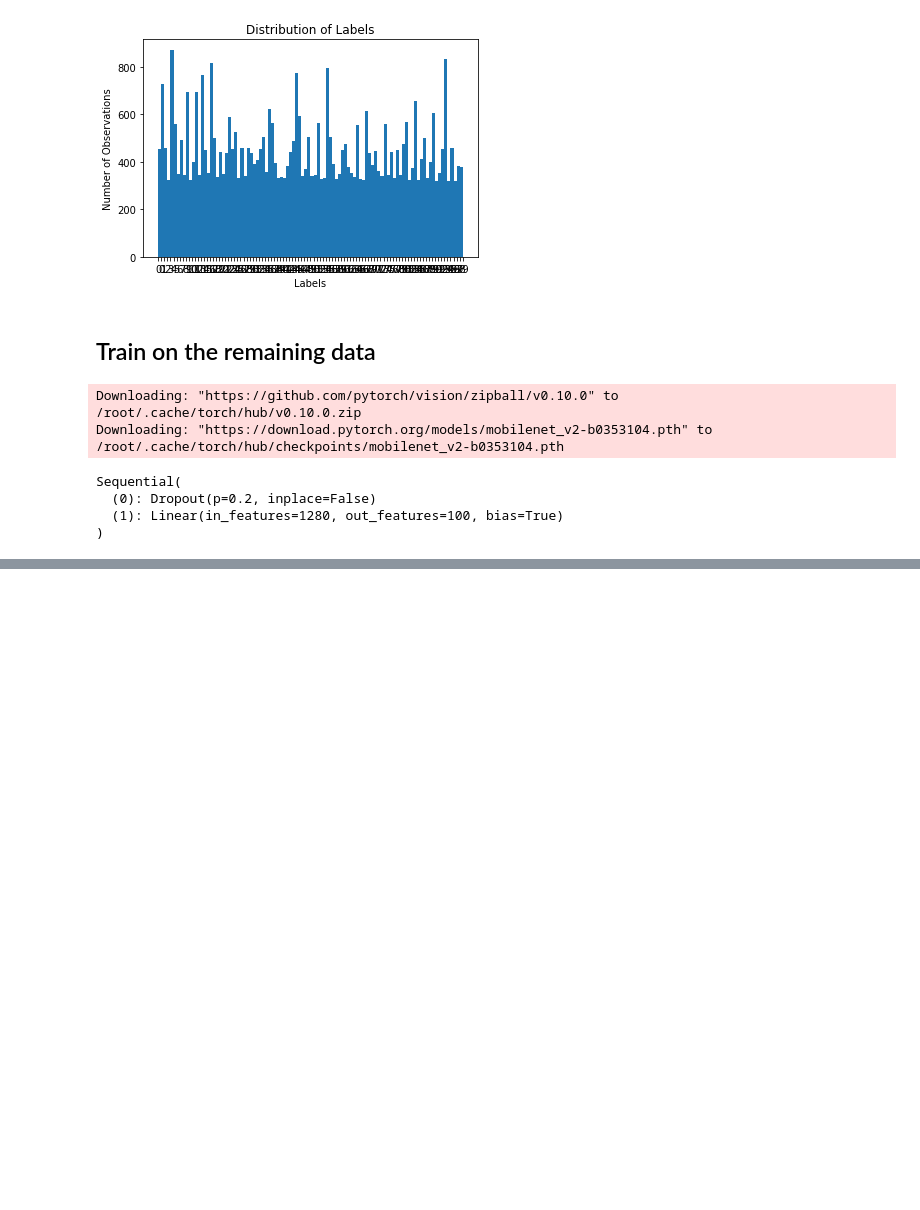
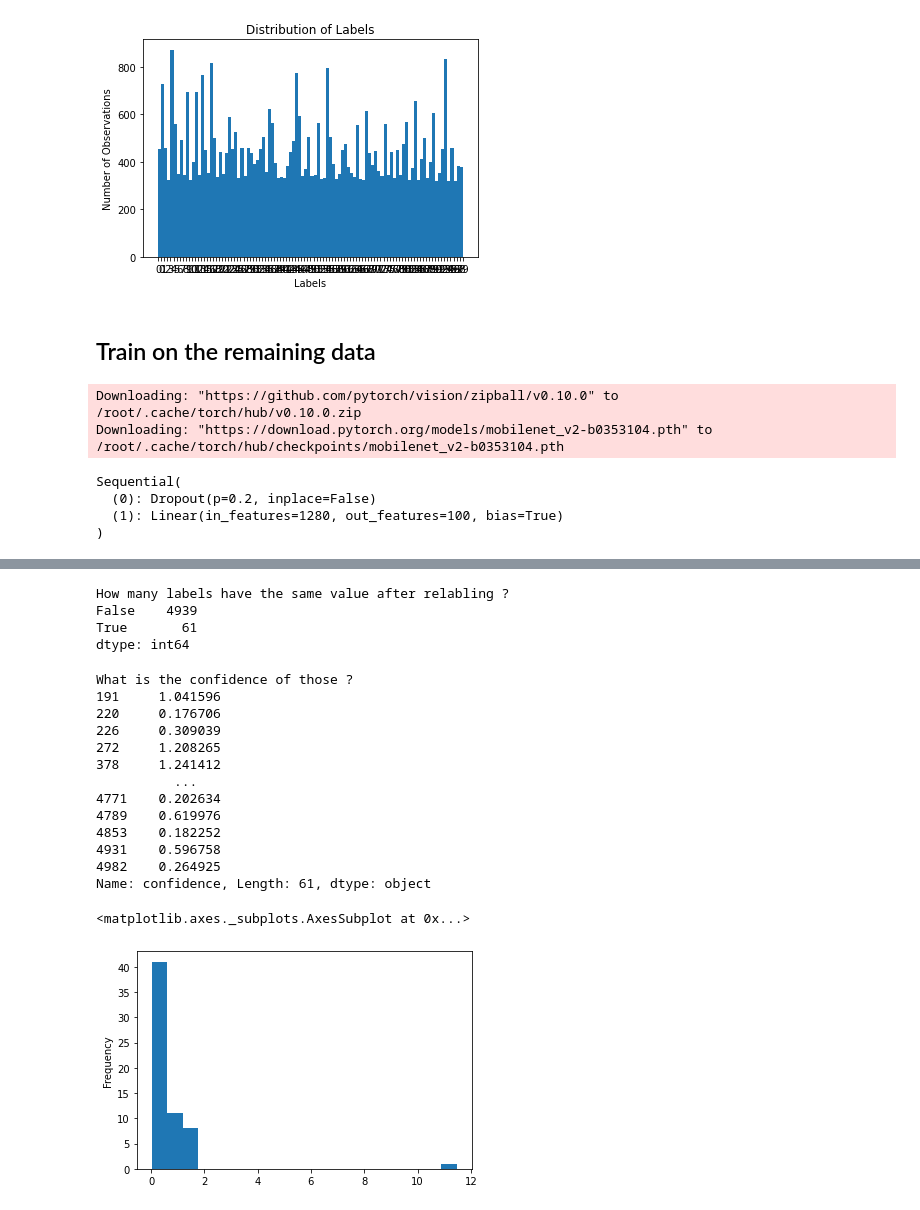
Before and after one commit to TruscaPetre/AAIT-Nosy-Missing-Labels, a Jupyter notebook: tutorial colab noisy labels.ipynb, the cells around one changed output, grey strips where cells are left out. Saved outputs shown, nothing was run; the diff lists cells and outputs as text; code cells hidden in the pictures; blank space fills up the shorter version.

```diff
--- a/tutorial colab noisy labels.ipynb
+++ b/tutorial colab noisy labels.ipynb
@@ -456,0 +615,11 @@ with open(f'/gdrive/MyDrive/checkpoints/iteration_{num_iteration}_images.json',
+# %%
+# create new dataset for pseudo-labeling
+all_predicted_labels = {}
+for iteration, paths in paths_labeling.items():
+    paths_list = batches_to_list(paths)
+    dataset = ImageDataset(paths_list)
+    labeling_loader = DataLoader(dataset, batch_size=1)
+    model = load_model(iteration, 'cuda')
+    all_predicted_labels[iteration] = generate_new_labels(model, labeling_loader, 'cuda')
+    # 00:33<00:00, 149.59it/s on standard GPU
+    # [00:18<02:44, 27.31it/s] on standard TPU
@@ -456,0 +650,4 @@ with open(f'/gdrive/MyDrive/checkpoints/iteration_{num_iteration}_images.json',
+# %%
+# Save the new predictions and the old predictions in a file for future
+with open(f'/gdrive/MyDrive/checkpoints/noisy_labels/pseudo_labeling_first_iteration.json', 'w') as f:
+    json.dump(all_predicted_labels, f)
@@ -456,0 +658,3 @@ with open(f'/gdrive/MyDrive/checkpoints/iteration_{num_iteration}_images.json',
+# %%
+with open('/gdrive/MyDrive/checkpoints/noisy_labels/pseudo_labeling_first_iteration.json', 'r') as f:
+    all_predicted_labels = json.load(f)
@@ -456,0 +665,5 @@ with open(f'/gdrive/MyDrive/checkpoints/iteration_{num_iteration}_images.json',
+# %%
+# Load the predicted labels and confidence scores
+iteration = '0'
+predictions = pd.DataFrame.from_dict(all_predicted_labels[iteration],orient='index').transpose()
+print(predictions)
@@ -456,0 +688,28 @@ with open(f'/gdrive/MyDrive/checkpoints/iteration_{num_iteration}_images.json',
+# %%
+print("How many labels have the same value after relabling ?")
+print((predictions['existing_label'] == predictions['label_predicted']).value_counts())
+# %% [output]
+How many labels have the same value after relabling ?
+False    4939
+True       61
+dtype: int64
+# %%
+print("What is the confidence of those ?")
+print(predictions[predictions['existing_label'] == predictions['label_predicted']]['confidence'])
+predictions[predictions['existing_label'] == predictions['label_predicted']]['confidence'].plot.hist(bins = 20)
+# %% [output]
+What is the confidence of those ?
+191     1.041596
+220     0.176706
+226     0.309039
+272     1.208265
+378     1.241412
+          ...
+4771    0.202634
+4789    0.619976
+4853    0.182252
+4931    0.596758
+4982    0.264925
+Name: confidence, Length: 61, dtype: object
+<matplotlib.axes._subplots.AxesSubplot at 0x...>
+[figure, added]
```
Also changed, not shown: parts of 37 cells of this notebook.
